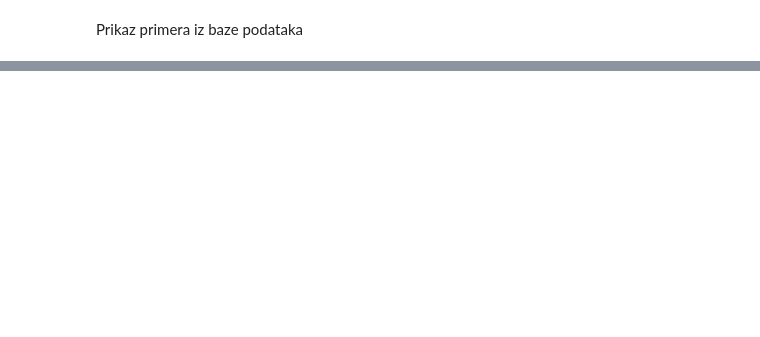
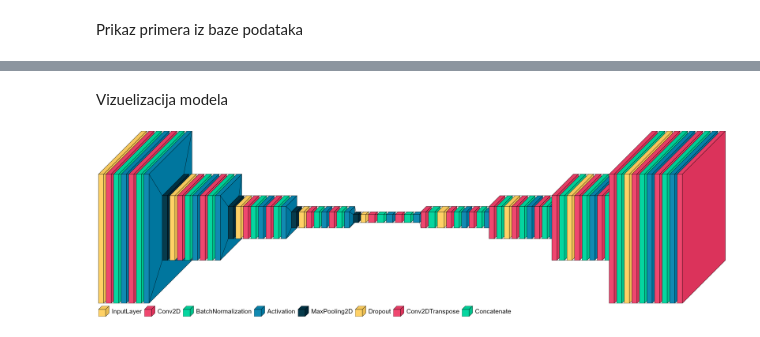
Before and after one commit to nedeljkovicmajaa/ABS-lesion-segmentation, a Jupyter notebook: main.ipynb, the cells around one changed output, grey strips where cells are left out. Cells and saved outputs as stored; diff of their text form; code cells hidden in the pictures; blank space fills up the shorter version.

```diff
--- a/main.ipynb
+++ b/main.ipynb
@@ -248,0 +344,11 @@ np.save('test_data.npy', ts_data)
+# %% [markdown]
+Vizuelizacija modela
+# %%
+#load 'modelUNet.h5'
+model1 = tf.keras.models.load_model('modelUNet_augm.h5')
+# %%
+visualkeras.layered_view(model1, legend=True)
+font = ImageFont.truetype("arial.ttf", 25)
+visualkeras.layered_view(model1, legend=True, draw_volume=True, font = font)
+# %% [output]
+[figure, added]
```
Also changed, not shown: parts of 35 cells of this notebook, 12 other files.
